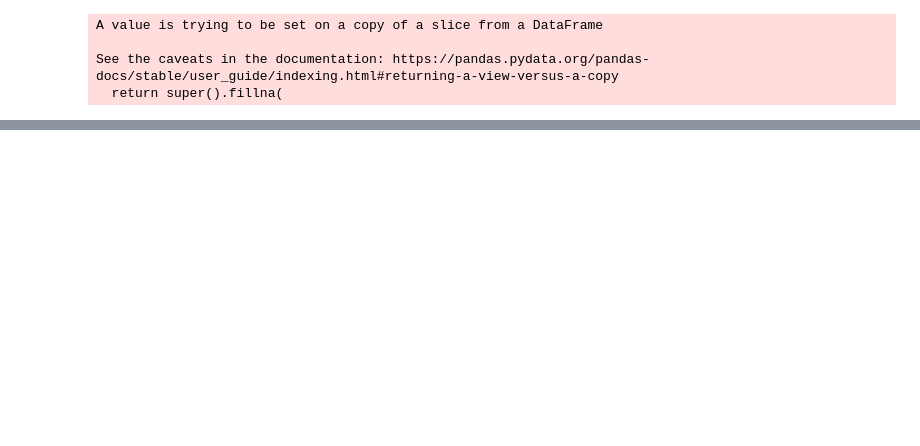
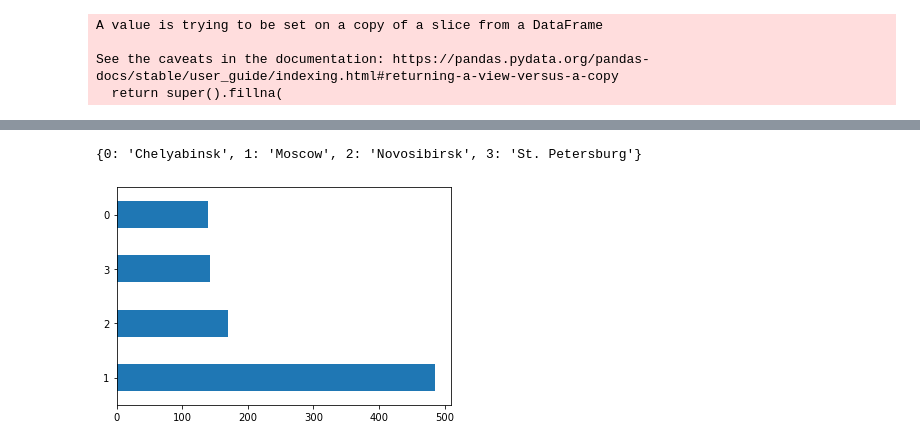
Before and after one commit to L1tewave/stohastic-object-models, a Jupyter notebook: practice_2/practice_2.ipynb, the cells around one changed output, grey strips where cells are left out. Drawn from its saved outputs; the diff is of its cells as text; code cells hidden in the pictures; blank space fills up the shorter version.

```diff
--- a/practice_2/practice_2.ipynb
+++ b/practice_2/practice_2.ipynb
@@ -352,0 +331,3 @@ data['num2_5_scaled'].fillna(np.median(data['num2_5_scaled'].dropna()), inplace=
+# %%
+enc_df = knn_imputer.fit_transform(data[['num1_5_scaled', 'num3_5_scaled']])
+data['num3_5_scaled'] = enc_df[:, 0]
@@ -370,0 +358,9 @@ memory usage: 106.9+ KB
+# %%
+# Label encoding
+label_encoder = LabelEncoder()
+encoded_city = pd.Series(label_encoder.fit_transform(data['cat16_city']))
+encoded_city.value_counts().plot.barh()
+print(dict(enumerate(label_encoder.classes_)))
+# %% [output]
+{0: 'Chelyabinsk', 1: 'Moscow', 2: 'Novosibirsk', 3: 'St. Petersburg'}
+[figure, added]
```
Also changed, not shown: parts of 17 cells of this notebook.
